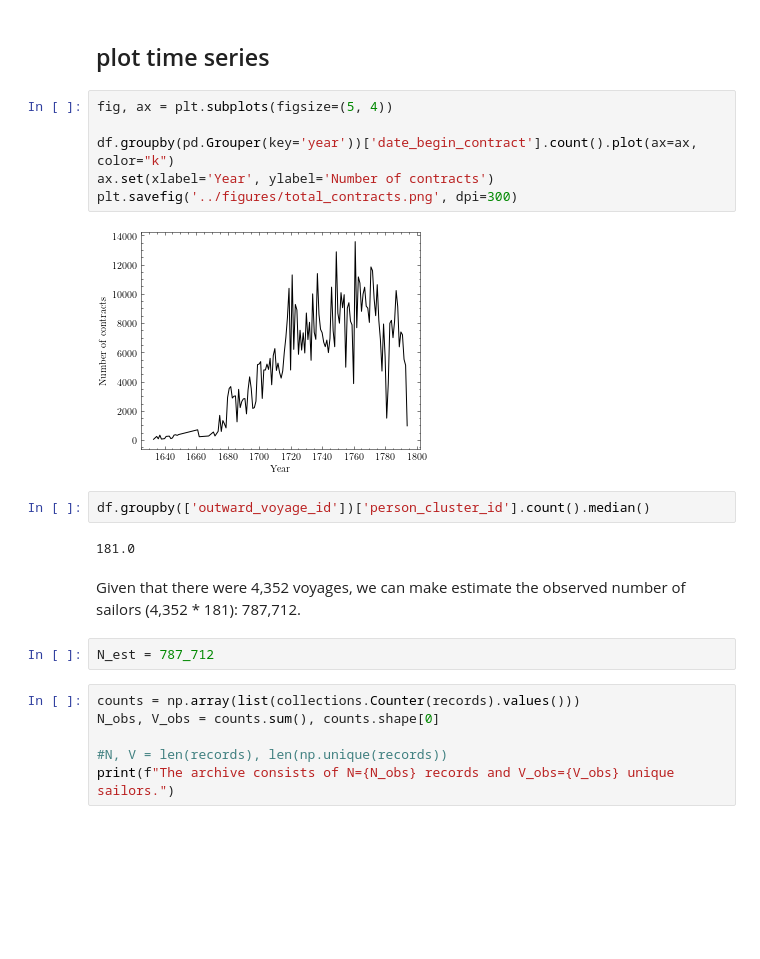
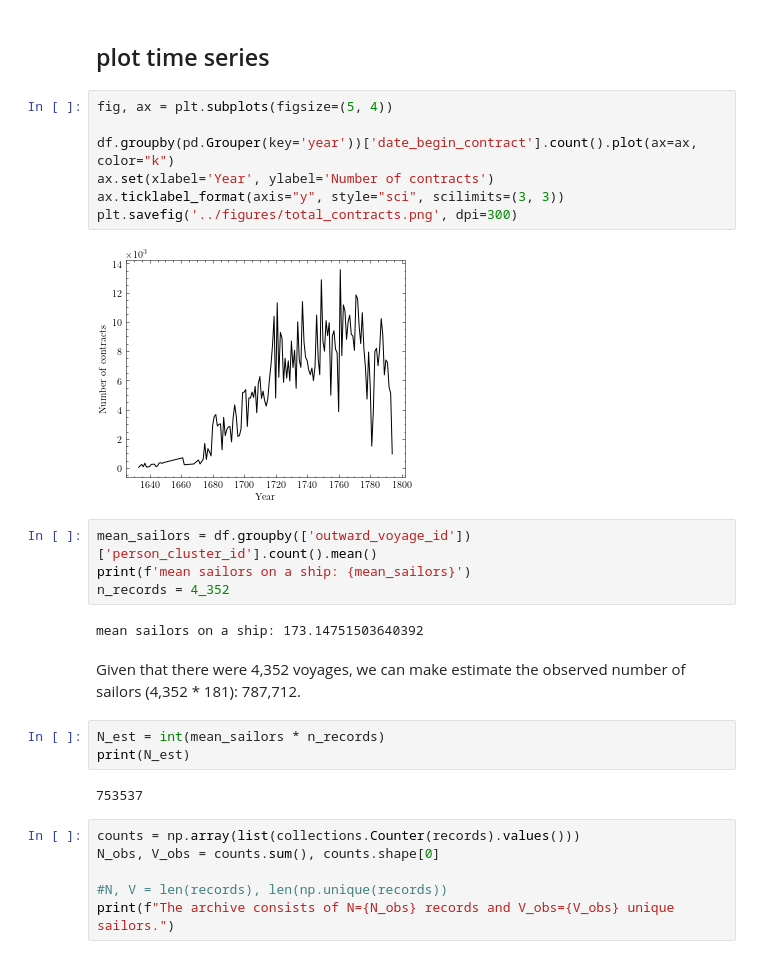
Before and after one commit to melvinwevers/vocapture, a Jupyter notebook: notebooks/analyze_2.ipynb, the cells around one changed output. Drawn from its saved outputs; the diff is of its cells as text; blank space fills up the shorter version.

```diff
--- a/notebooks/analyze_2.ipynb
+++ b/notebooks/analyze_2.ipynb
@@ -110,19 +88,25 @@ Name: date_begin_contract, dtype: int64
 # %%
 fig, ax = plt.subplots(figsize=(5, 4))
 
 df.groupby(pd.Grouper(key='year'))['date_begin_contract'].count().plot(ax=ax, color="k")
 ax.set(xlabel='Year', ylabel='Number of contracts')
+ax.ticklabel_format(axis="y", style="sci", scilimits=(3, 3))
 plt.savefig('../figures/total_contracts.png', dpi=300)
 # %% [output]
-[figure, old version]
+[figure, new version]
-# %%
-df.groupby(['outward_voyage_id'])['person_cluster_id'].count().median()
-# %% [output]
-181.0
+# %%
+mean_sailors = df.groupby(['outward_voyage_id'])['person_cluster_id'].count().mean()
+print(f'mean sailors on a ship: {mean_sailors}')
+n_records = 4_352
+# %% [output]
+mean sailors on a ship: 173.14751503640392
 # %% [markdown]
 Given that there were 4,352 voyages, we can make estimate the observed number of sailors (4,352 * 181): 787,712.
-# %%
-N_est = 787_712
+# %%
+N_est = int(mean_sailors * n_records)
+print(N_est)
+# %% [output]
+753537
 # %%
 counts = np.array(list(collections.Counter(records).values()))
 N_obs, V_obs = counts.sum(), counts.shape[0]
```
Also changed, not shown: parts of 7 cells of this notebook, 4 other files.
